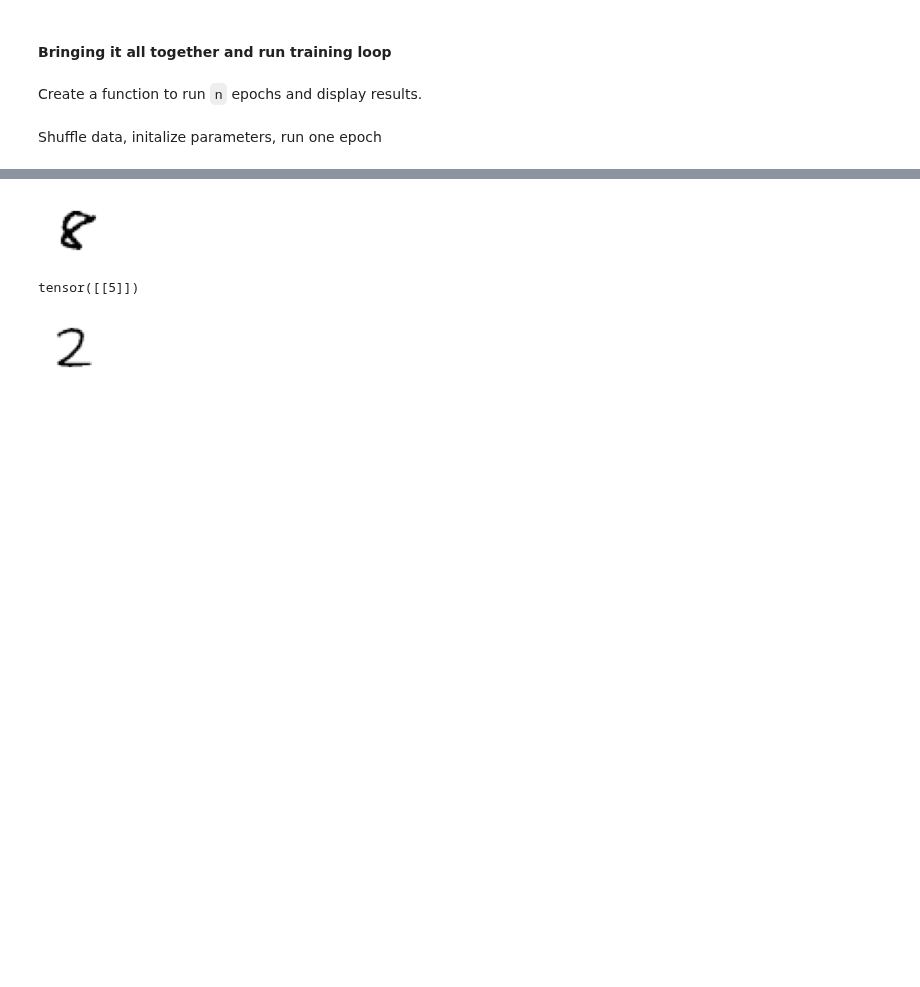
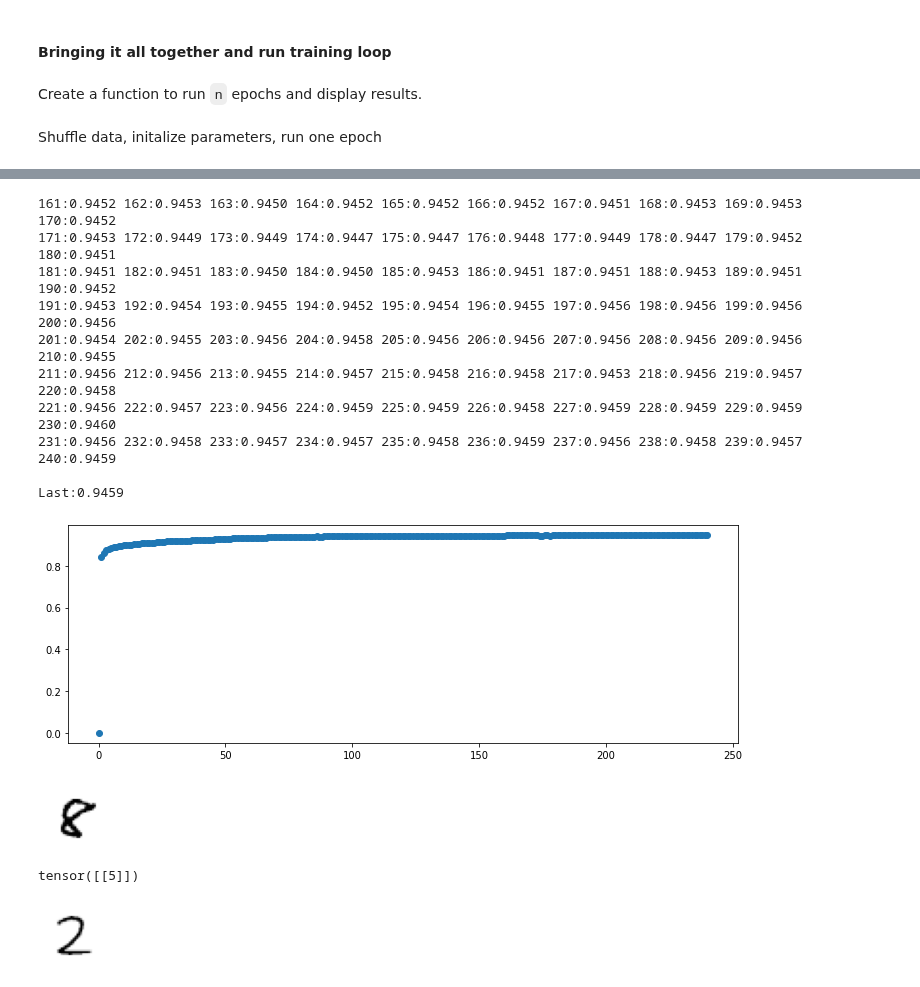
Before and after one commit to vtecftwy/fastbook, a Jupyter notebook: wip nbs/04_mnist_full_set.ipynb, the cells around one changed output, grey strips where cells are left out. Drawn from its saved outputs; the diff is of its cells as text; code cells hidden in the pictures; blank space fills up the shorter version.

```diff
--- a/wip nbs/04_mnist_full_set.ipynb
+++ b/wip nbs/04_mnist_full_set.ipynb
@@ -1041,3 +1062,17 @@ metric_results = run_n_epochs(model, lr, params, 50)
+# %%
+metric_results = run_n_epochs(model, lr/5, params, 80)
+# %% [output]
+161:0.9452 162:0.9453 163:0.9450 164:0.9452 165:0.9452 166:0.9452 167:0.9451 168:0.9453 169:0.9453 170:0.9452
+171:0.9453 172:0.9449 173:0.9449 174:0.9447 175:0.9447 176:0.9448 177:0.9449 178:0.9447 179:0.9452 180:0.9451
+181:0.9451 182:0.9451 183:0.9450 184:0.9450 185:0.9453 186:0.9451 187:0.9451 188:0.9453 189:0.9451 190:0.9452
+191:0.9453 192:0.9454 193:0.9455 194:0.9452 195:0.9454 196:0.9455 197:0.9456 198:0.9456 199:0.9456 200:0.9456
+201:0.9454 202:0.9455 203:0.9456 204:0.9458 205:0.9456 206:0.9456 207:0.9456 208:0.9456 209:0.9456 210:0.9455
+211:0.9456 212:0.9456 213:0.9455 214:0.9457 215:0.9458 216:0.9458 217:0.9453 218:0.9456 219:0.9457 220:0.9458
+221:0.9456 222:0.9457 223:0.9456 224:0.9459 225:0.9459 226:0.9458 227:0.9459 228:0.9459 229:0.9459 230:0.9460
+231:0.9456 232:0.9458 233:0.9457 234:0.9457 235:0.9458 236:0.9459 237:0.9456 238:0.9458 239:0.9457 240:0.9459
+
+Last:0.9459
+[figure, added]
 # %%
 img = valid_tensors_dict[8][49]
 show_image(img)
```
Also changed, not shown: parts of 54 cells of this notebook.
